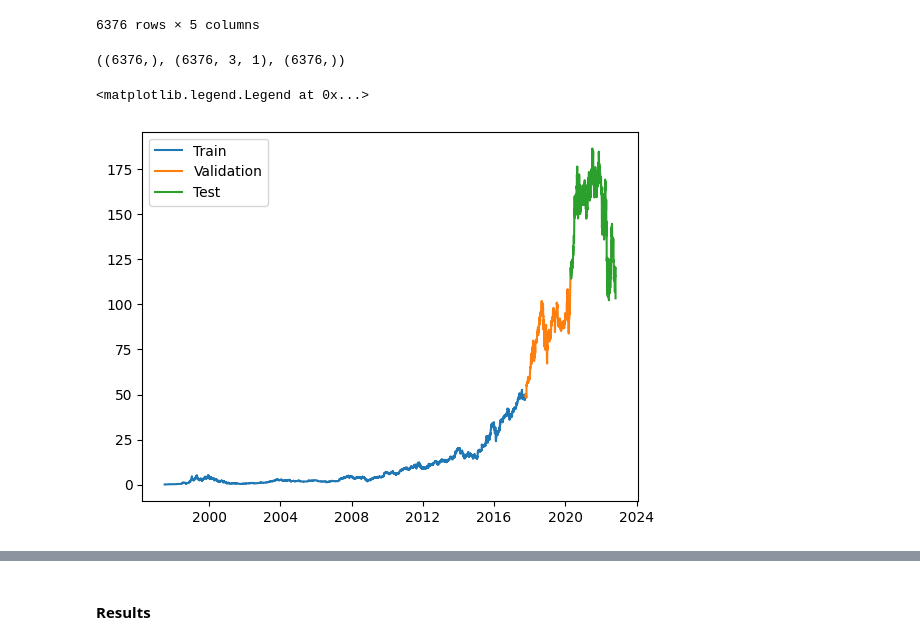
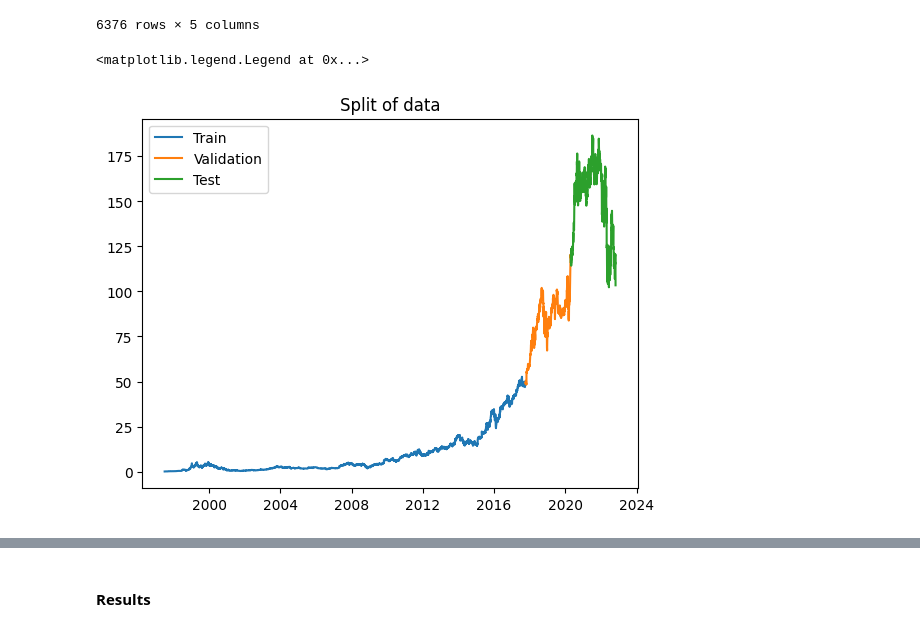
Before and after one commit to ccpoe9/Stock-Price-Prediction, a Jupyter notebook: stock-price-prediction.ipynb, the cells around one changed output, grey strips where cells are left out. Saved outputs shown, nothing was run; the diff lists cells and outputs as text; code cells hidden in the pictures.

```diff
--- a/stock-price-prediction.ipynb
+++ b/stock-price-prediction.ipynb
@@ -32,3 +34,12 @@ def load_data(stock):
+# %%
+def split_data(X, y, test_ratio=0.1, val_ratio=0.1):
+    X_train, X_temp, y_train, y_temp = train_test_split(
+        X, y, test_size=test_ratio + val_ratio, shuffle=False
+    )
+    X_val, X_test, y_val, y_test = train_test_split(
+        X_temp, y_temp, test_size=test_ratio / (test_ratio + val_ratio), shuffle=False
+    )
+    return X_train, X_val, X_test, y_train, y_val, y_test
 # %% [markdown]
 ### LSTM Functions
 # %%
@@ -212,24 +354,21 @@ windowed_df
 6376 rows × 5 columns
 # %%
 dates, X, y = windowed_df_to_date_X_y(windowed_df)
-dates.shape, X.shape, y.shape
+# dates.shape, X.shape, y.shape
+X_train, X_val, X_test, y_train, y_val, y_test = split_data(X, y)
-# %% [output]
-((6376,), (6376, 3, 1), (6376,))
-# %%
-q_80 = int(len(dates) * .8)
-q_90 = int(len(dates) * .9)
-
-dates_train, X_train, y_train = dates[:q_80], X[:q_80], y[:q_80]
-dates_val, X_val, y_val = dates[q_80:q_90], X[q_80:q_90], y[q_80:q_90]
-dates_test, X_test, y_test = dates[q_90:], X[q_90:], y[q_90:]
+# %%
+dates_train = dates[: len(X_train)]
+dates_val = dates[len(X_train) : len(X_train) + len(X_val)]
+dates_test = dates[len(X_train) + len(X_val) :]
 # %%
-plt.plot(dates_train, y_train)
-plt.plot(dates_val, y_val)
-plt.plot(dates_test, y_test)
-plt.legend(['Train', 'Validation', 'Test'])
+plt.plot(dates_train, y_train, label="Train")
+plt.plot(dates_val, y_val, label="Validation")
+plt.plot(dates_test, y_test, label="Test")
+plt.title("Split of data")
+plt.legend()
 # %% [output]
 <matplotlib.legend.Legend at 0x...>
-[figure, old version]
+[figure, new version]
 # %%
 model = Sequential([layers.Input((3, 1)),
                     layers.LSTM(64),
```
Also changed, not shown: parts of 186 cells of this notebook, 3 other files.
